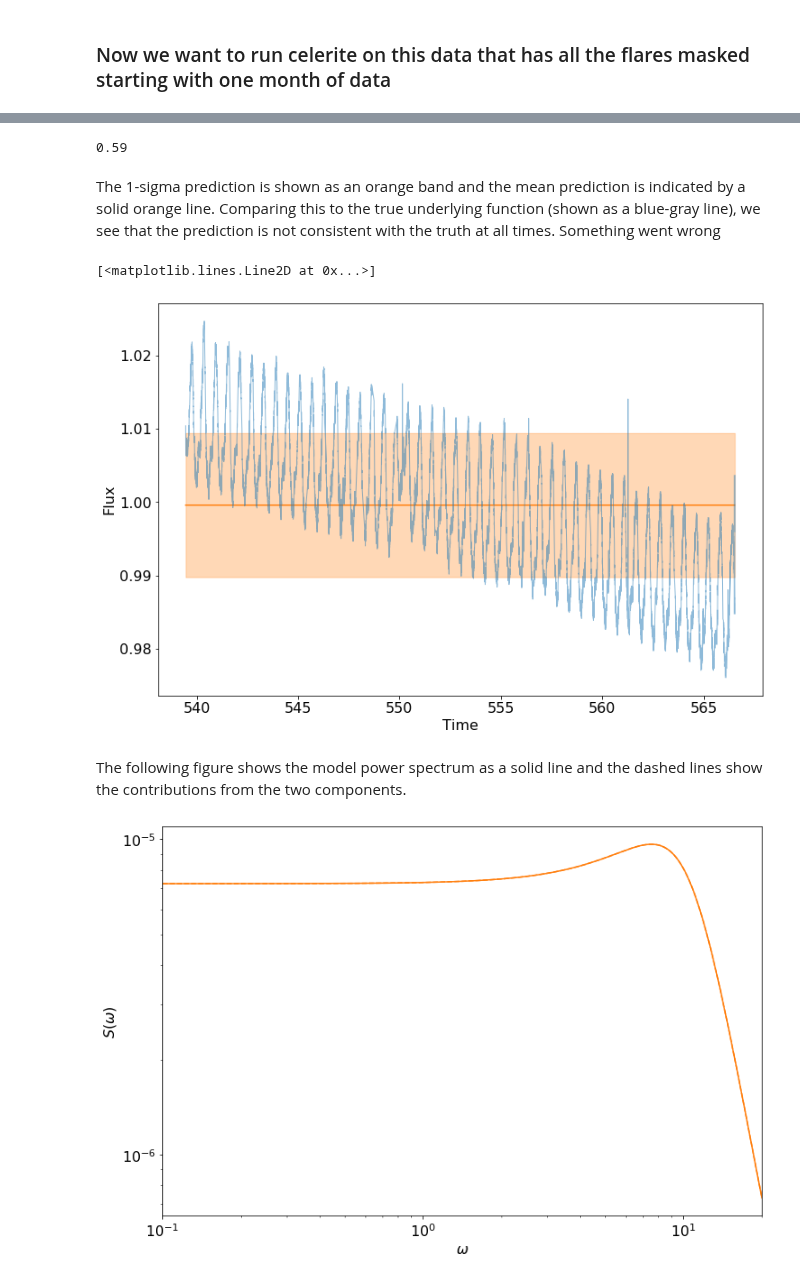
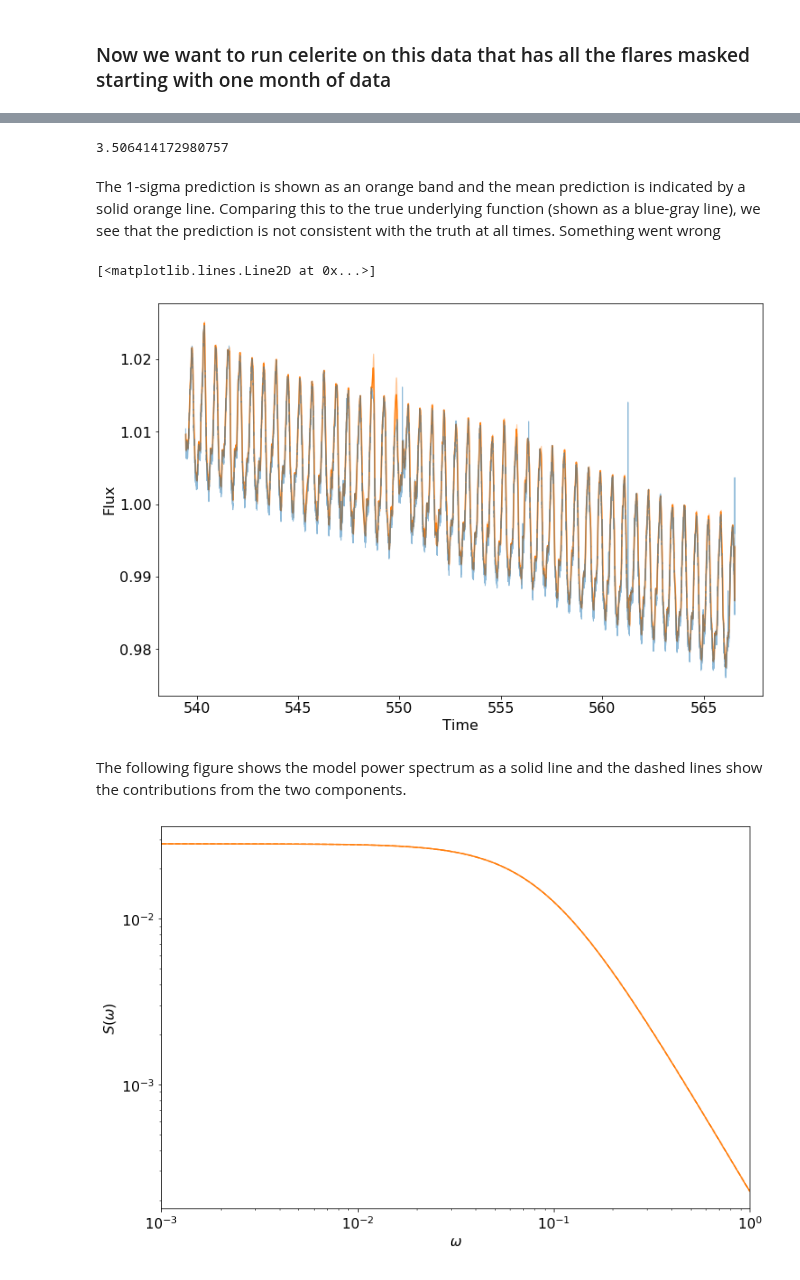
Before and after one commit to lupitatovar/flares, a Jupyter notebook: notebooks/gj1243_celerite.ipynb, the cells around one changed output, grey strips where cells are left out. Drawn from its saved outputs; the diff is of its cells as text; code cells hidden in the pictures.

```diff
--- a/notebooks/gj1243_celerite.ipynb
+++ b/notebooks/gj1243_celerite.ipynb
@@ -230,12 +212,18 @@ extra_flares_table
 # %% [markdown]
 ### Now we want to run celerite on this data that has all the flares masked starting with one month of data
 # %%
+import celerite
 y = un_mes.flux[no_flare_un_mes]/np.nanmedian(un_mes.flux[no_flare_un_mes])
 t = un_mes.time[no_flare_un_mes]
-yerr = un_mes.flux_err[no_flare_un_mes]
+yerr = un_mes.flux_err[no_flare_un_mes] / np.nanmedian(un_mes.flux[no_flare_un_mes])
+yerr = np.sqrt(yerr**2 + np.nanmedian(pd.Series(y).rolling(10,center=True).std())**2)
+
+#y = y[0:2000]
+#t = t[0:2000]
+#yerr = 2*(yerr[0:2000])
 
 # A non-periodic component
-Q = 1.0
+Q = 0.001
 w0 = 2*np.pi/0.59
 #w0=3.0
 S0 = np.var(y) / (w0 * Q)
@@ -249,28 +237,3 @@ kernel = terms.SHOTerm(log_S0=np.log(S0), log_Q=np.log(Q), log_omega0=np.log(w0)
 #S0 = np.var(y) / (w0 * Q)
 #kernel += terms.SHOTerm(log_S0=np.log(S0), log_Q=np.log(Q), log_omega0=np.log(w0),
                         #bounds=bounds)
-# %%
-'''
-y = gj1243lc.flux[no_flare]/np.nanmedian(gj1243lc.flux)
-t = gj1243lc.time[no_flare]
-yerr = gj1243lc.flux_err[no_flare]
-
-# A non-periodic component
-Q = 1.0 / np.sqrt(2.0)
-w0 = 3.0
-S0 = np.var(y) / (w0 * Q)
-bounds = dict(log_S0=(-0, 15), log_Q=(-15, 15), log_omega0=(-15, 5))
-kernel = terms.SHOTerm(log_S0=np.log(S0), log_Q=np.log(Q), log_omega0=np.log(w0),
-                       bounds=bounds)
-kernel.freeze_parameter("log_Q")  # We don't want to fit for "Q" in this term
-
-# A periodic component
-Q = 1.0
-w0 = 3.0
-S0 = np.var(y) / (w0 * Q)
-kernel += terms.SHOTerm(log_S0=np.log(S0), log_Q=np.log(Q), log_omega0=np.log(w0),
-                        bounds=bounds)
-
-
-This does not work all at once, need to spilt it up into one month of data
-'''
@@ -327,5 +301,5 @@ print(r)
 gp.get_parameter_dict()
 print(2*np.pi /np.exp(gp.get_parameter_dict()['kernel:log_omega0']))
 # %% [output]
-0.59
+3.506414172980757
 # %%
@@ -355,25 +329,25 @@ plt.ylabel("Flux")
 plt.plot(un_mes.time[no_flare_un_mes],un_mes.flux[no_flare_un_mes]/np.nanmedian(un_mes.flux), lw=1,alpha=0.5)
 # %% [output]
 [<matplotlib.lines.Line2D at 0x...>]
-[figure, old version]
+[figure, new version]
 # %% [markdown]
 The following figure shows the model power spectrum as a solid line and the dashed lines show the contributions from the two components.
 # %%
 fig = plt.figure(figsize=(12,8))
 font = {'size'   : 16}
 plt.rc('font', **font)
 
-omega = np.exp(np.linspace(np.log(0.1), np.log(20), 5000))
+omega = np.exp(np.linspace(np.log(.001), np.log(1), 5000))
 psd = gp.kernel.get_psd(omega)
 
 plt.plot(omega, psd, color=color)
 for k in gp.kernel.terms:
     plt.plot(omega, k.get_psd(omega), "--", color=color)
 
 plt.yscale("log")
 plt.xscale("log")
 plt.xlim(omega[0], omega[-1])
 plt.xlabel("$\omega$")
 plt.ylabel("$S(\omega)$");
 # %% [output]
-[figure, old version]
+[figure, new version]
```
Also changed, not shown: parts of 12 cells of this notebook.
